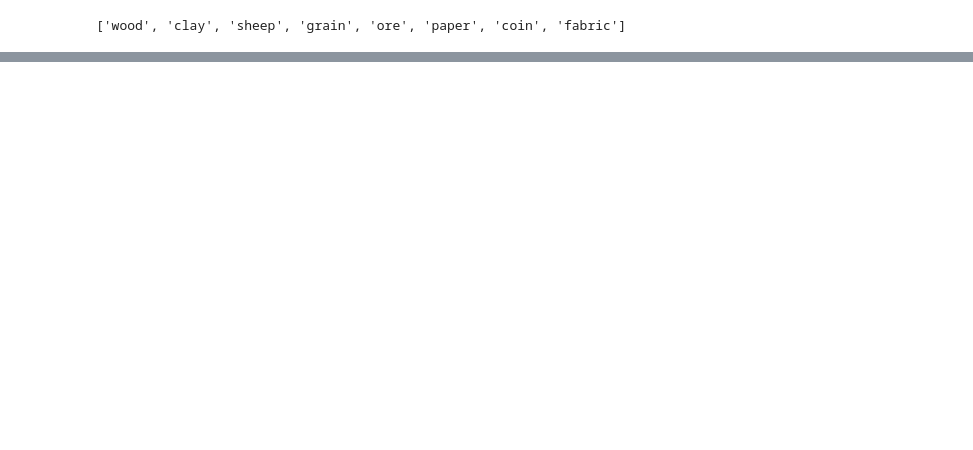
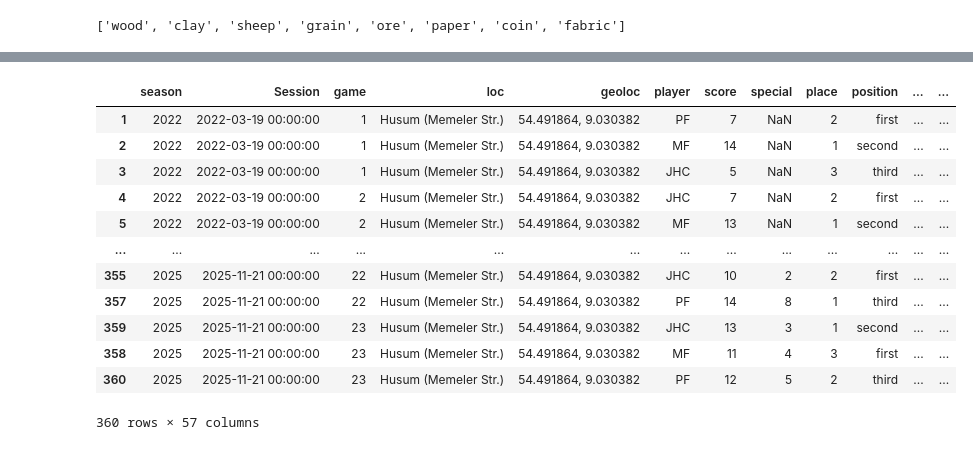
Before and after one commit to mxfuh/catan_data, a Jupyter notebook: data_check.ipynb, the cells around one changed output, grey strips where cells are left out. Cells and saved outputs as stored; diff of their text form; code cells hidden in the pictures; blank space fills up the shorter version.

```diff
--- a/data_check.ipynb
+++ b/data_check.ipynb
@@ -183,0 +196,16 @@ df_p_loc.style.background_gradient(cmap='RdYlGn')
+# %%
+data
+# %% [output]
+|  | season | Session | game | loc | geoloc | player | score | special | place | position | ... | ... |
+| 1 | 2022 | 2022-03-19 00:00:00 | 1 | Husum (Memeler Str.) | 54.491864, 9.030382 | PF | 7 | NaN | 2 | first | ... | ... |
+| 2 | 2022 | 2022-03-19 00:00:00 | 1 | Husum (Memeler Str.) | 54.491864, 9.030382 | MF | 14 | NaN | 1 | second | ... | ... |
+| 3 | 2022 | 2022-03-19 00:00:00 | 1 | Husum (Memeler Str.) | 54.491864, 9.030382 | JHC | 5 | NaN | 3 | third | ... | ... |
+| 4 | 2022 | 2022-03-19 00:00:00 | 2 | Husum (Memeler Str.) | 54.491864, 9.030382 | JHC | 7 | NaN | 2 | first | ... | ... |
+| 5 | 2022 | 2022-03-19 00:00:00 | 2 | Husum (Memeler Str.) | 54.491864, 9.030382 | MF | 13 | NaN | 1 | second | ... | ... |
+| ... | ... | ... | ... | ... | ... | ... | ... | ... | ... | ... | ... | ... |
+| 355 | 2025 | 2025-11-21 00:00:00 | 22 | Husum (Memeler Str.) | 54.491864, 9.030382 | JHC | 10 | 2 | 2 | first | ... | ... |
+| 357 | 2025 | 2025-11-21 00:00:00 | 22 | Husum (Memeler Str.) | 54.491864, 9.030382 | PF | 14 | 8 | 1 | third | ... | ... |
+| 359 | 2025 | 2025-11-21 00:00:00 | 23 | Husum (Memeler Str.) | 54.491864, 9.030382 | JHC | 13 | 3 | 1 | second | ... | ... |
+| 358 | 2025 | 2025-11-21 00:00:00 | 23 | Husum (Memeler Str.) | 54.491864, 9.030382 | MF | 11 | 4 | 3 | first | ... | ... |
+| 360 | 2025 | 2025-11-21 00:00:00 | 23 | Husum (Memeler Str.) | 54.491864, 9.030382 | PF | 12 | 5 | 2 | third | ... | ... |
+360 rows × 57 columns
```
Also changed, not shown: parts of 8 cells of this notebook, 3 other files.
